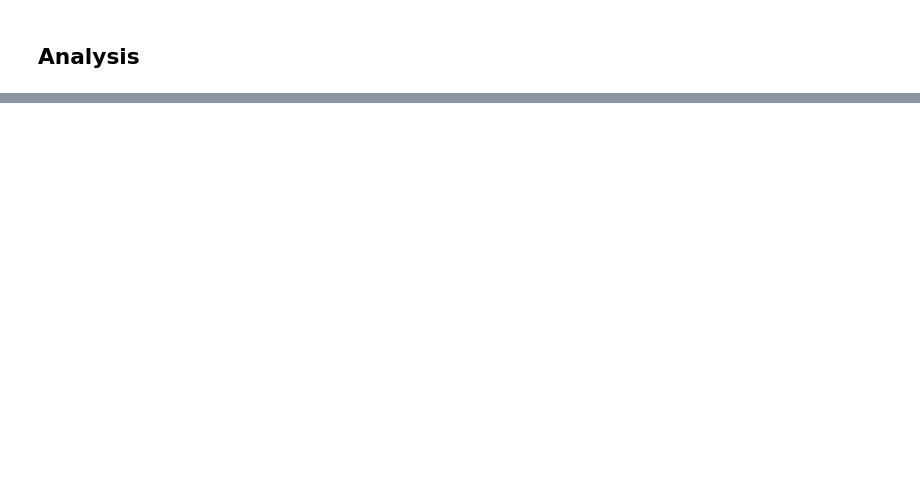
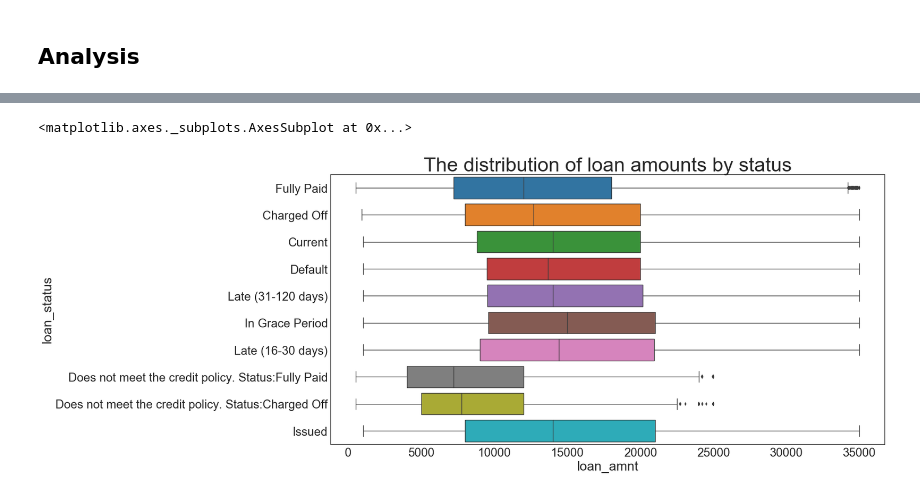
Before and after one commit to Deedasmi/mis665_final, a Jupyter notebook: mis665_final.ipynb, the cells around one changed output, grey strips where cells are left out. Saved outputs shown, nothing was run; the diff lists cells and outputs as text; code cells hidden in the pictures; blank space fills up the shorter version.

```diff
--- a/mis665_final.ipynb
+++ b/mis665_final.ipynb
@@ -176,0 +229,8 @@ plt.show()
+# %%
+# Loan amount by its status
+plt.subplots(figsize=(20,10))
+plt.title("The distribution of loan amounts by status").set_size(40)
+sns.boxplot(x="loan_amnt", y="loan_status", data=df_copy)
+# %% [output]
+<matplotlib.axes._subplots.AxesSubplot at 0x...>
+[figure, added]
```
Also changed, not shown: parts of 15 cells of this notebook.
